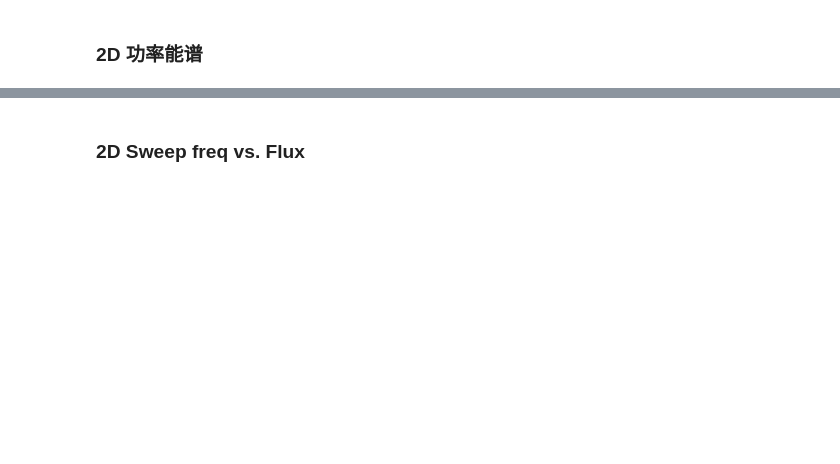
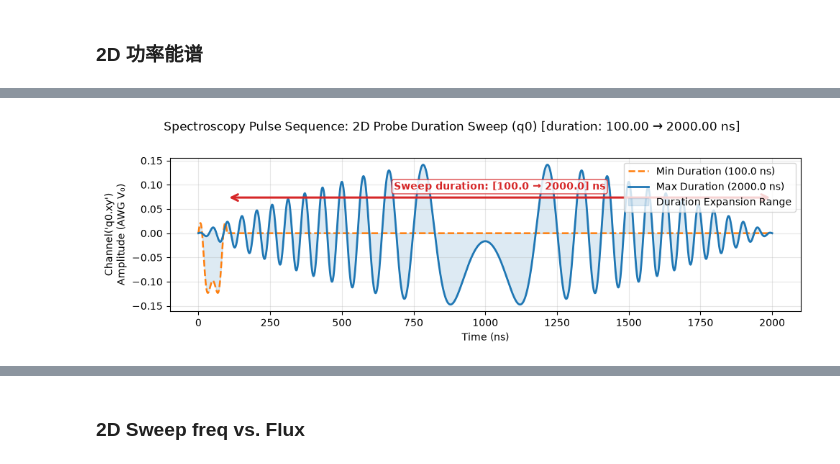
Before and after one commit to quantum-panda-a/SQPulse, a Jupyter notebook: examples/demo.ipynb, the cells around one changed output, grey strips where cells are left out. Cells and saved outputs as stored; diff of their text form; code cells hidden in the pictures; blank space fills up the shorter version.

```diff
--- a/examples/demo.ipynb
+++ b/examples/demo.ipynb
@@ -321,0 +344,21 @@ plt.show()
+# %%
+# 2D 功率能谱
+freqs_2d = np.linspace(4.8e9, 5.1e9, 121)
+# amps_2d = np.linspace(0.04, 0.6, 31)
+
+exp_pwr_duration = Spectroscopy.set(
+    transmon=q,
+    freqs=freqs_2d,
+    amps=0.15,
+    # pulse_type=FlatTopPulse,
+    pulse_type=PhaseModulatedSinPulse,
+    omega_0=20e6,
+    duration=np.arange(100e-9, 2100e-9, 100e-9),
+    dt=1e-9,
+)
+
+# 运行前查看 2D 功率扫描脉冲序列（带幅度范围指示箭头）
+exp_pwr_duration.plot_sequence()
+plt.show()
+# %% [output]
+[figure, added]
```
Also changed, not shown: parts of 11 cells of this notebook, 6 other files.
